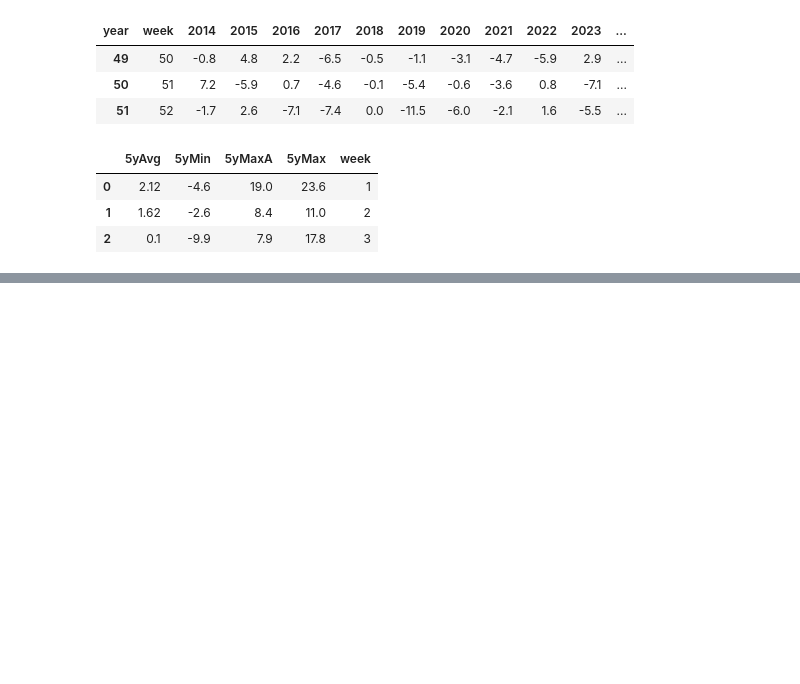
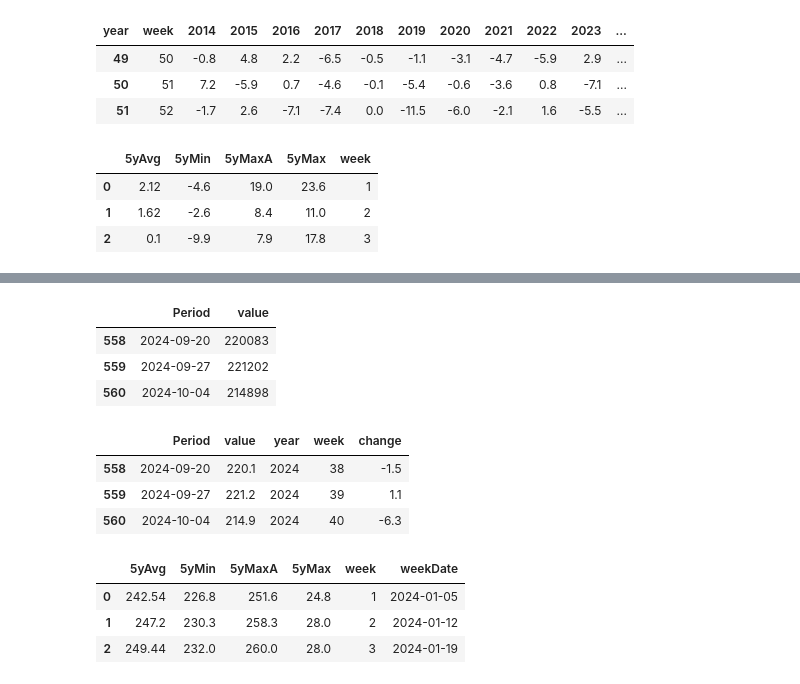
Before and after one commit to JozefSL/pyNotes, a Jupyter notebook: EIA/weeklyXlsCrudeStocksAndChanges.ipynb, the cells around one changed output, grey strips where cells are left out. Drawn from its saved outputs; the diff is of its cells as text; code cells hidden in the pictures; blank space fills up the shorter version.

```diff
--- a/EIA/weeklyXlsCrudeStocksAndChanges.ipynb
+++ b/EIA/weeklyXlsCrudeStocksAndChanges.ipynb
@@ -170,2 +187,43 @@ fig.show()
 # %% [output]
 [interactive output not drawn]
+# %%
+dfg = data[['Week','Gasoline']].copy()
+dfg.columns = ['Period', 'value']
+dfg.tail(3)
+# %% [output]
+|  | Period | value |
+| 558 | 2024-09-20 | 220083 |
+| 559 | 2024-09-27 | 221202 |
+| 560 | 2024-10-04 | 214898 |
+# %%
+dfg['Period'] = dfg['Period'].apply(pd.to_datetime)
+dfg.value = (dfg.value.astype('Int64')/1000).round(1) #.astype('Int64')
+dfg['year'] = dfg['Period'].dt.year
+dfg['week'] = dfg['Period'].dt.isocalendar().week
+dfg['change'] = dfg['value'] - dfg['value'].shift(1)
+dfg.tail(3)
+# %% [output]
+|  | Period | value | year | week | change |
+| 558 | 2024-09-20 | 220.1 | 2024 | 38 | -1.5 |
+| 559 | 2024-09-27 | 221.2 | 2024 | 39 | 1.1 |
+| 560 | 2024-10-04 | 214.9 | 2024 | 40 | -6.3 |
+# %%
+dfAg = dfg.pivot(index='week', columns='year', values='value').round(1) #.astype('Int64') #.reset_index(drop='true')
+dfAg = dfAg.drop(dfAg.index[-1]).reset_index()  #eliminate the add years with 53 weeks
+# %%
+dfAAg = pd.DataFrame(dfAg.iloc[:, -6:-1].mean(axis=1))
+dfAAg.columns = ['5yAvg']
+dfAAg['5yMin'] = dfAg.iloc[:, -6:-1].min(axis=1)
+dfAAg['5yMaxA'] = dfAg.iloc[:, -6:-1].max(axis=1)
+dfAAg['5yMax'] = dfAAg['5yMaxA']-dfAAg['5yMin']
+dfAAg['week'] = dfAg['week']
+# %%
+dfAg['weekDate'] = pd.to_datetime(str(pd.Timestamp.now().year)+dfAg['week'].astype(str)+'5',format='%Y%W%w')
+dfAAg['weekDate'] = pd.to_datetime(str(pd.Timestamp.now().year)+dfAAg['week'].astype(str)+'5',format='%Y%W%w')
+# %%
+dfAAg.head(3)
+# %% [output]
+|  | 5yAvg | 5yMin | 5yMaxA | 5yMax | week | weekDate |
+| 0 | 242.54 | 226.8 | 251.6 | 24.8 | 1 | 2024-01-05 |
+| 1 | 247.2 | 230.3 | 258.3 | 28.0 | 2 | 2024-01-12 |
+| 2 | 249.44 | 232.0 | 260.0 | 28.0 | 3 | 2024-01-19 |
```
Also changed, not shown: parts of 20 cells of this notebook.
